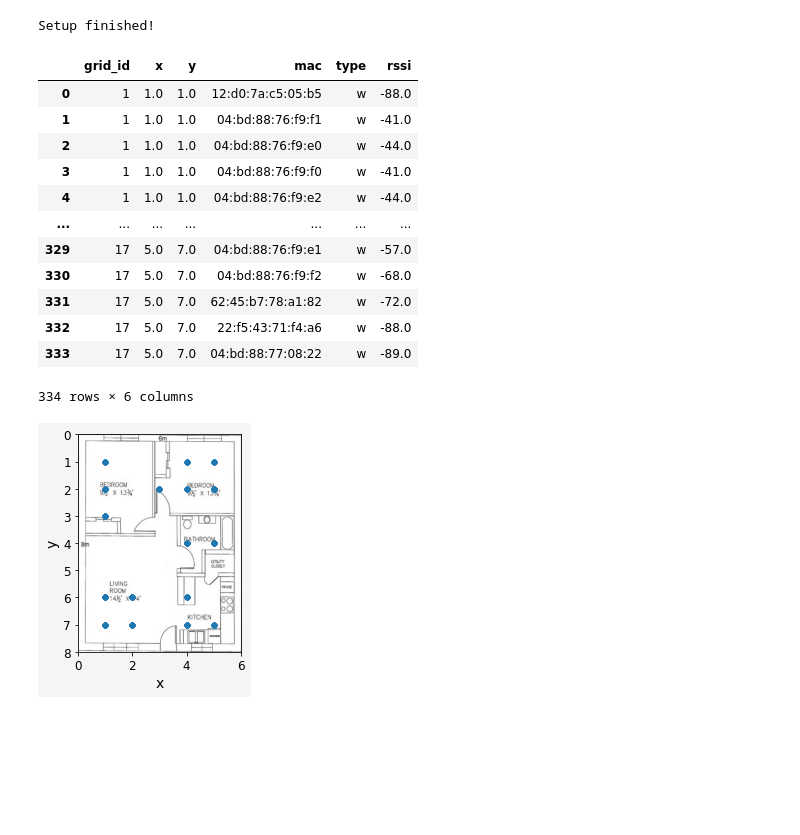
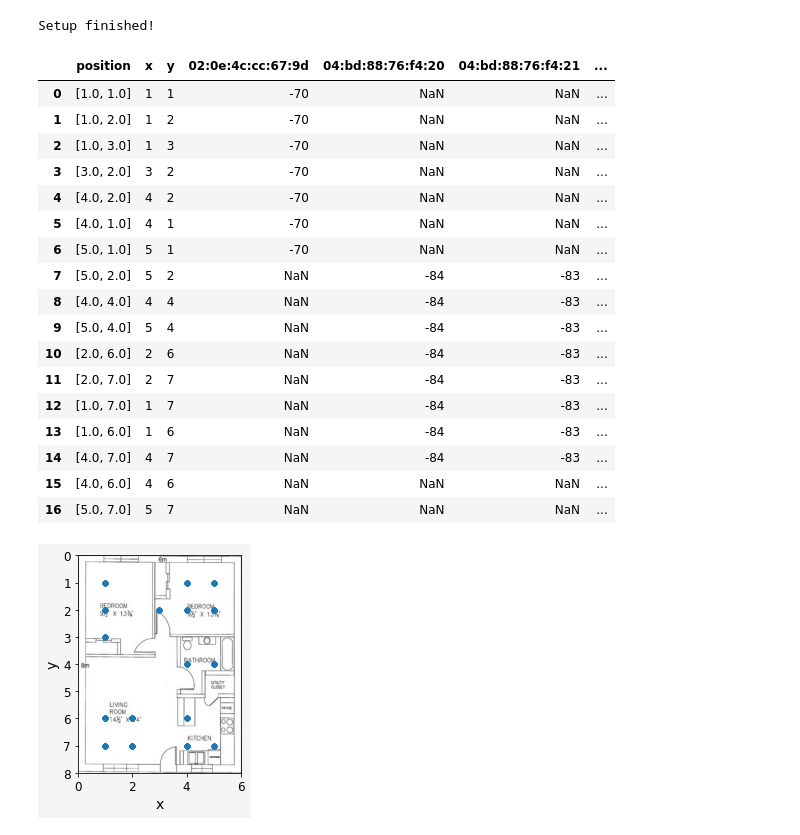
Before and after one commit to miligithub/open-indoor-localization, a Jupyter notebook: python/ml.ipynb, the cells around one changed output. Cells and saved outputs as stored; diff of their text form; code cells hidden in the pictures; blank space fills up the shorter version.

Commit message:
new data features

```diff
--- a/python/ml.ipynb
+++ b/python/ml.ipynb
@@ -31,6 +31,9 @@ mpl.rc('ytick', labelsize=12)
 from IPython.core.interactiveshell import InteractiveShell
 InteractiveShell.ast_node_interactivity = "all"
 
+pd.set_option('display.max_columns', None)
+pd.set_option('display.max_rows', None)
+
 # download images
 import urllib.request
 
@@ -131,0 +118,29 @@ def process(data_frame, sorted_mac):
+# %%
+def process(data_frame, sorted_mac):
+    # new_data_frame = pd.DataFrame(columns = sorted_mac,  index = data_frame['index'])
+    # # for i in data_frame['index']:
+    # for i in range(10):
+    #     mac =  data_frame.iloc[i]['mac']
+    #     rssi = data_frame.iloc[i]['rssi']
+    #     x = data_frame.iloc[i]['x']
+    #     y = data_frame.iloc[i]['y']
+    #     if mac in sorted_mac:
+    #         print(f'{i} {mac} {rssi}')
+    #         new_data_frame.loc[3, "04:bd:88:76:f9:f0"] = -41.0
+    #         new_data_frame.loc[i, str(mac)] = rssi
+
+    grouped = data_frame.groupby(by=['grid_id'])
+    grid_sum = len(grouped.groups)
+    cols = ['position', 'x', 'y']
+    cols.extend(sorted_mac)
+    new_data_frame = pd.DataFrame(columns = cols,  index = range(grid_sum))
+    grid_index = 0
+    for name, group in grouped:
+            for index, row in group.iterrows():
+                if row['mac'] in sorted_mac:
+                    new_data_frame.loc[grid_index, row['mac']] = row['rssi']
+                    new_data_frame.loc[grid_index, 'position'] = [row['x'], row['y']]
+                    new_data_frame.loc[grid_index, 'x'] = row['x']
+                    new_data_frame.loc[grid_index, 'y'] = row['y']
+            grid_index += 1
+    return new_data_frame
@@ -132,3 +155,26 @@ def process(data_frame, sorted_mac):
+# %%
+df_with_id = df.reset_index()
+train_df = process(df_with_id, sorted_mac)
+train_df
+# %% [output]
+|  | position | x | y | 02:0e:4c:cc:67:9d | 04:bd:88:76:f4:20 | 04:bd:88:76:f4:21 | ... |
+| 0 | [1.0, 1.0] | 1 | 1 | -70 | NaN | NaN | ... |
+| 1 | [1.0, 2.0] | 1 | 2 | -70 | NaN | NaN | ... |
+| 2 | [1.0, 3.0] | 1 | 3 | -70 | NaN | NaN | ... |
+| 3 | [3.0, 2.0] | 3 | 2 | -70 | NaN | NaN | ... |
+| 4 | [4.0, 2.0] | 4 | 2 | -70 | NaN | NaN | ... |
+| 5 | [4.0, 1.0] | 4 | 1 | -70 | NaN | NaN | ... |
+| 6 | [5.0, 1.0] | 5 | 1 | -70 | NaN | NaN | ... |
+| 7 | [5.0, 2.0] | 5 | 2 | NaN | -84 | -83 | ... |
+| 8 | [4.0, 4.0] | 4 | 4 | NaN | -84 | -83 | ... |
+| 9 | [5.0, 4.0] | 5 | 4 | NaN | -84 | -83 | ... |
+| 10 | [2.0, 6.0] | 2 | 6 | NaN | -84 | -83 | ... |
+| 11 | [2.0, 7.0] | 2 | 7 | NaN | -84 | -83 | ... |
+| 12 | [1.0, 7.0] | 1 | 7 | NaN | -84 | -83 | ... |
+| 13 | [1.0, 6.0] | 1 | 6 | NaN | -84 | -83 | ... |
+| 14 | [4.0, 7.0] | 4 | 7 | NaN | -84 | -83 | ... |
+| 15 | [4.0, 6.0] | 4 | 6 | NaN | NaN | NaN | ... |
+| 16 | [5.0, 7.0] | 5 | 7 | NaN | NaN | NaN | ... |
 # %%
 def plotTrain(train_data, fig_name, width, height):
     housing_img=mpimg.imread(os.path.join(IMAGES_PATH, fig_name))
@@ -152,23 +198,6 @@ def plot(target, predit, fig_name, width, height):
     plt.ylim(height, 0)
     plt.imshow(housing_img, extent=[0, width, 0, height],alpha=1.0,
             cmap=plt.get_cmap('jet'))
-# %%
-df = txtToDataFrame('train11_18.txt')
-df
-# %% [output]
-|  | grid_id | x | y | mac | type | rssi |
-| 0 | 1 | 1.0 | 1.0 | 12:d0:7a:c5:05:b5 | w | -88.0 |
-| 1 | 1 | 1.0 | 1.0 | 04:bd:88:76:f9:f1 | w | -41.0 |
-| 2 | 1 | 1.0 | 1.0 | 04:bd:88:76:f9:e0 | w | -44.0 |
-| 3 | 1 | 1.0 | 1.0 | 04:bd:88:76:f9:f0 | w | -41.0 |
-| 4 | 1 | 1.0 | 1.0 | 04:bd:88:76:f9:e2 | w | -44.0 |
-| ... | ... | ... | ... | ... | ... | ... |
-| 329 | 17 | 5.0 | 7.0 | 04:bd:88:76:f9:e1 | w | -57.0 |
-| 330 | 17 | 5.0 | 7.0 | 04:bd:88:76:f9:f2 | w | -68.0 |
-| 331 | 17 | 5.0 | 7.0 | 62:45:b7:78:a1:82 | w | -72.0 |
-| 332 | 17 | 5.0 | 7.0 | 22:f5:43:71:f4:a6 | w | -88.0 |
-| 333 | 17 | 5.0 | 7.0 | 04:bd:88:77:08:22 | w | -89.0 |
-334 rows × 6 columns
 # %%
 position = df.loc[:,['x', 'y']]
 plotTrain(position,'minespark.jpg', 6, 8)
```
Also changed, not shown: parts of 5 cells of this notebook.
